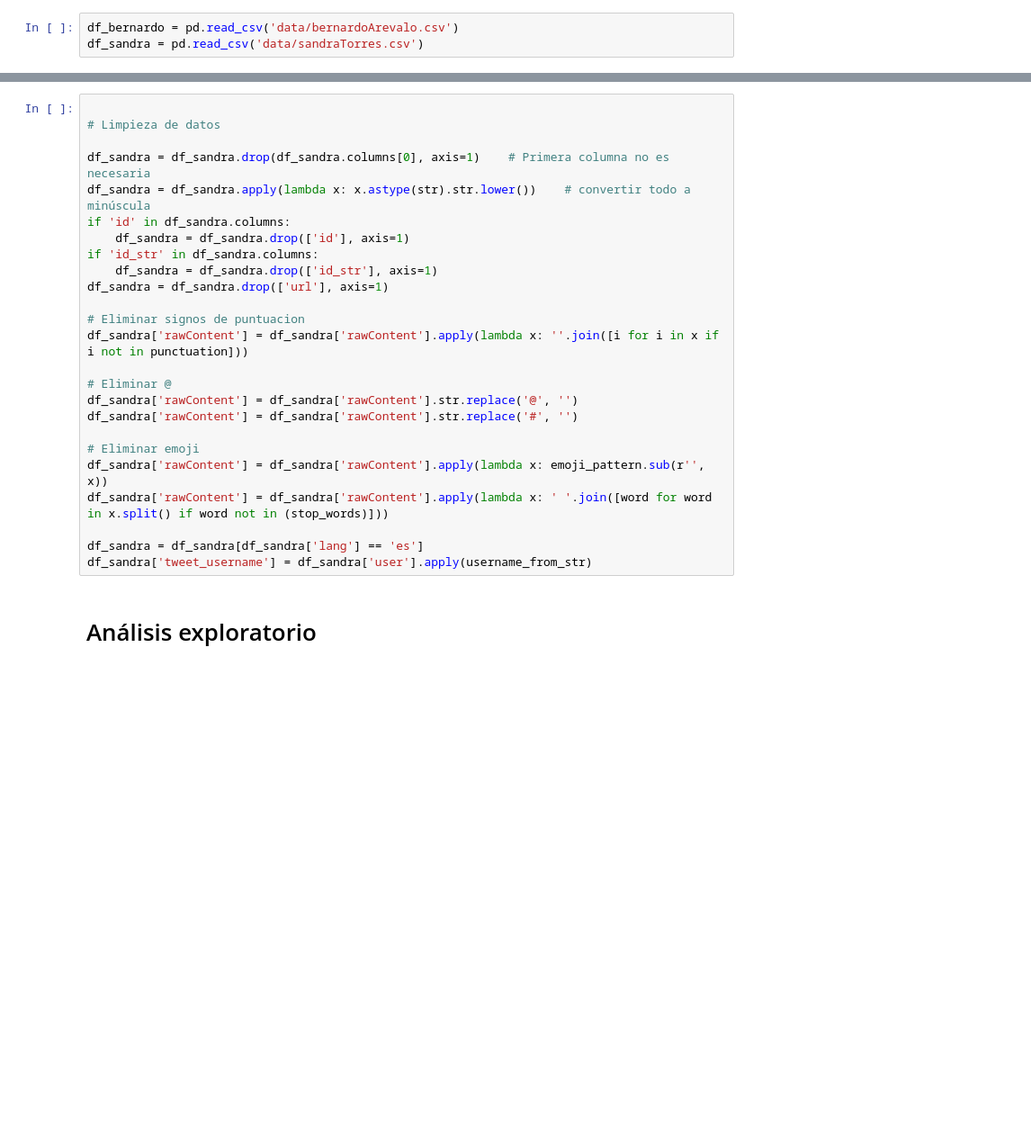
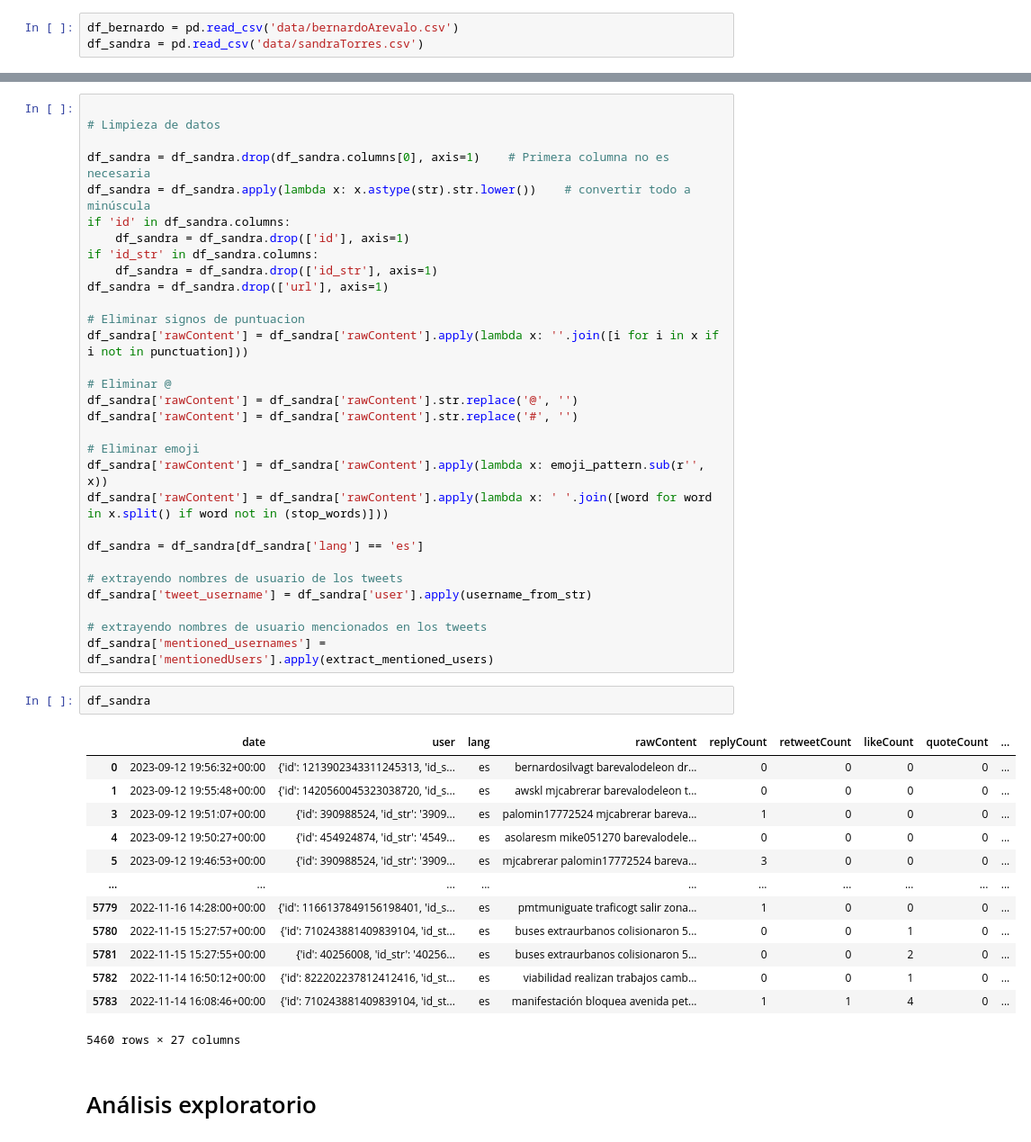
Before and after one commit to guillermoSb/datascience_laboratorio6, a Jupyter notebook: Problema2.ipynb, the cells around one changed output, grey strips where cells are left out. Shown at 90% size. Saved outputs shown, nothing was run; the diff lists cells and outputs as text; blank space fills up the shorter version.

Commit message:
Extrayendo usuarios mencionados de tweets

```diff
--- a/Problema2.ipynb
+++ b/Problema2.ipynb
@@ -82,7 +94,28 @@ df_sandra['rawContent'] = df_sandra['rawContent'].apply(lambda x: emoji_pattern.
 df_sandra['rawContent'] = df_sandra['rawContent'].apply(lambda x: ' '.join([word for word in x.split() if word not in (stop_words)]))
 
 df_sandra = df_sandra[df_sandra['lang'] == 'es']
+
+# extrayendo nombres de usuario de los tweets
 df_sandra['tweet_username'] = df_sandra['user'].apply(username_from_str)
+
+# extrayendo nombres de usuario mencionados en los tweets
+df_sandra['mentioned_usernames'] = df_sandra['mentionedUsers'].apply(extract_mentioned_users)
+# %%
+df_sandra
+# %% [output]
+|  | date | user | lang | rawContent | replyCount | retweetCount | likeCount | quoteCount | ... |
+| 0 | 2023-09-12 19:56:32+00:00 | {'id': 1213902343311245313, 'id_s... | es | bernardosilvagt barevalodeleon dr... | 0 | 0 | 0 | 0 | ... |
+| 1 | 2023-09-12 19:55:48+00:00 | {'id': 1420560045323038720, 'id_s... | es | awskl mjcabrerar barevalodeleon t... | 0 | 0 | 0 | 0 | ... |
+| 3 | 2023-09-12 19:51:07+00:00 | {'id': 390988524, 'id_str': '3909... | es | palomin17772524 mjcabrerar bareva... | 1 | 0 | 0 | 0 | ... |
+| 4 | 2023-09-12 19:50:27+00:00 | {'id': 454924874, 'id_str': '4549... | es | asolaresm mike051270 barevalodele... | 0 | 0 | 0 | 0 | ... |
+| 5 | 2023-09-12 19:46:53+00:00 | {'id': 390988524, 'id_str': '3909... | es | mjcabrerar palomin17772524 bareva... | 3 | 0 | 0 | 0 | ... |
+| ... | ... | ... | ... | ... | ... | ... | ... | ... | ... |
+| 5779 | 2022-11-16 14:28:00+00:00 | {'id': 1166137849156198401, 'id_s... | es | pmtmuniguate traficogt salir zona... | 1 | 0 | 0 | 0 | ... |
+| 5780 | 2022-11-15 15:27:57+00:00 | {'id': 710243881409839104, 'id_st... | es | buses extraurbanos colisionaron 5... | 0 | 0 | 1 | 0 | ... |
+| 5781 | 2022-11-15 15:27:55+00:00 | {'id': 40256008, 'id_str': '40256... | es | buses extraurbanos colisionaron 5... | 0 | 0 | 2 | 0 | ... |
+| 5782 | 2022-11-14 16:50:12+00:00 | {'id': 822202237812412416, 'id_st... | es | viabilidad realizan trabajos camb... | 0 | 0 | 1 | 0 | ... |
+| 5783 | 2022-11-14 16:08:46+00:00 | {'id': 710243881409839104, 'id_st... | es | manifestación bloquea avenida pet... | 1 | 1 | 4 | 0 | ... |
+5460 rows × 27 columns
 # %% [markdown]
 # Análisis exploratorio
 # %% [markdown]
```
Also changed, not shown: parts of 5 cells of this notebook, 1 other file.
